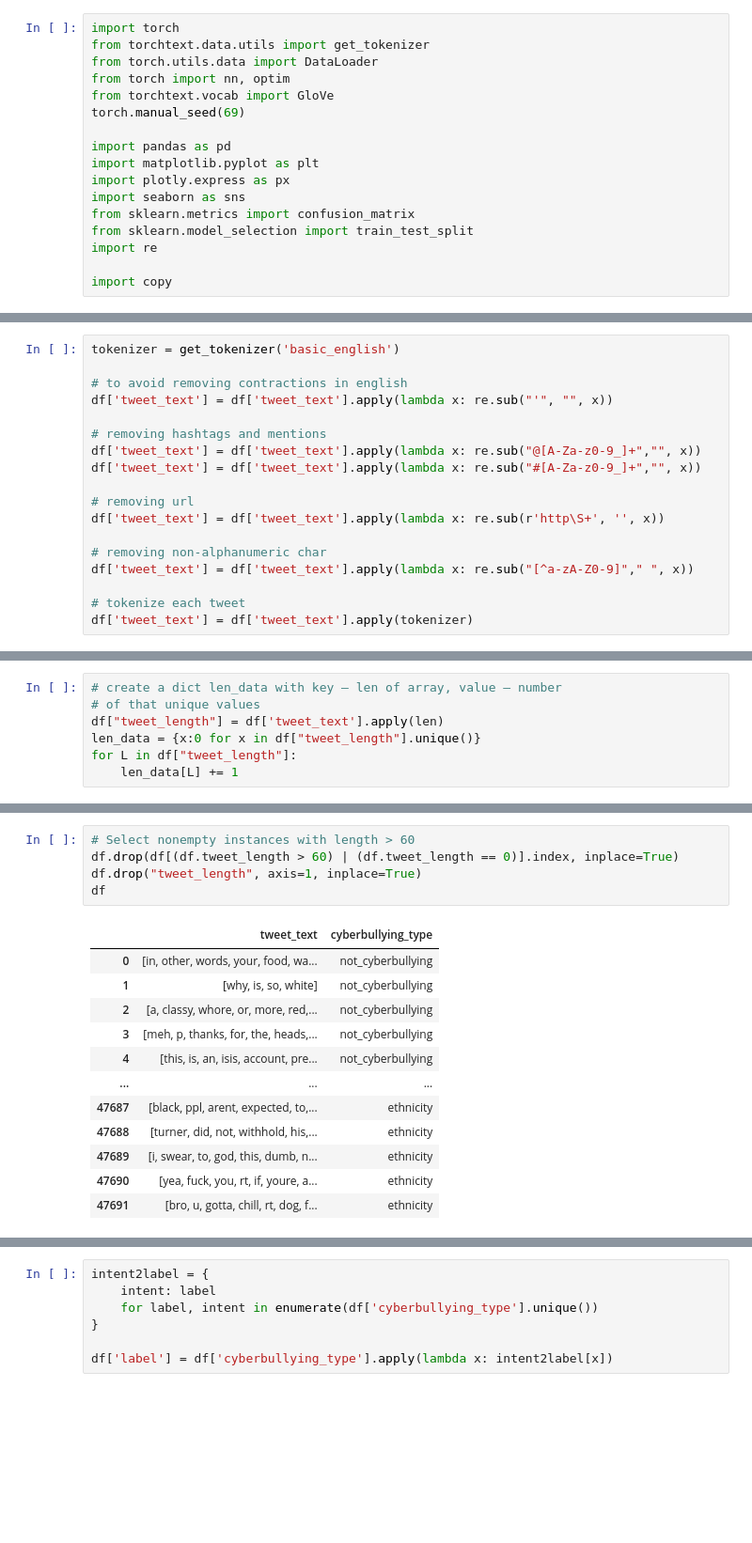
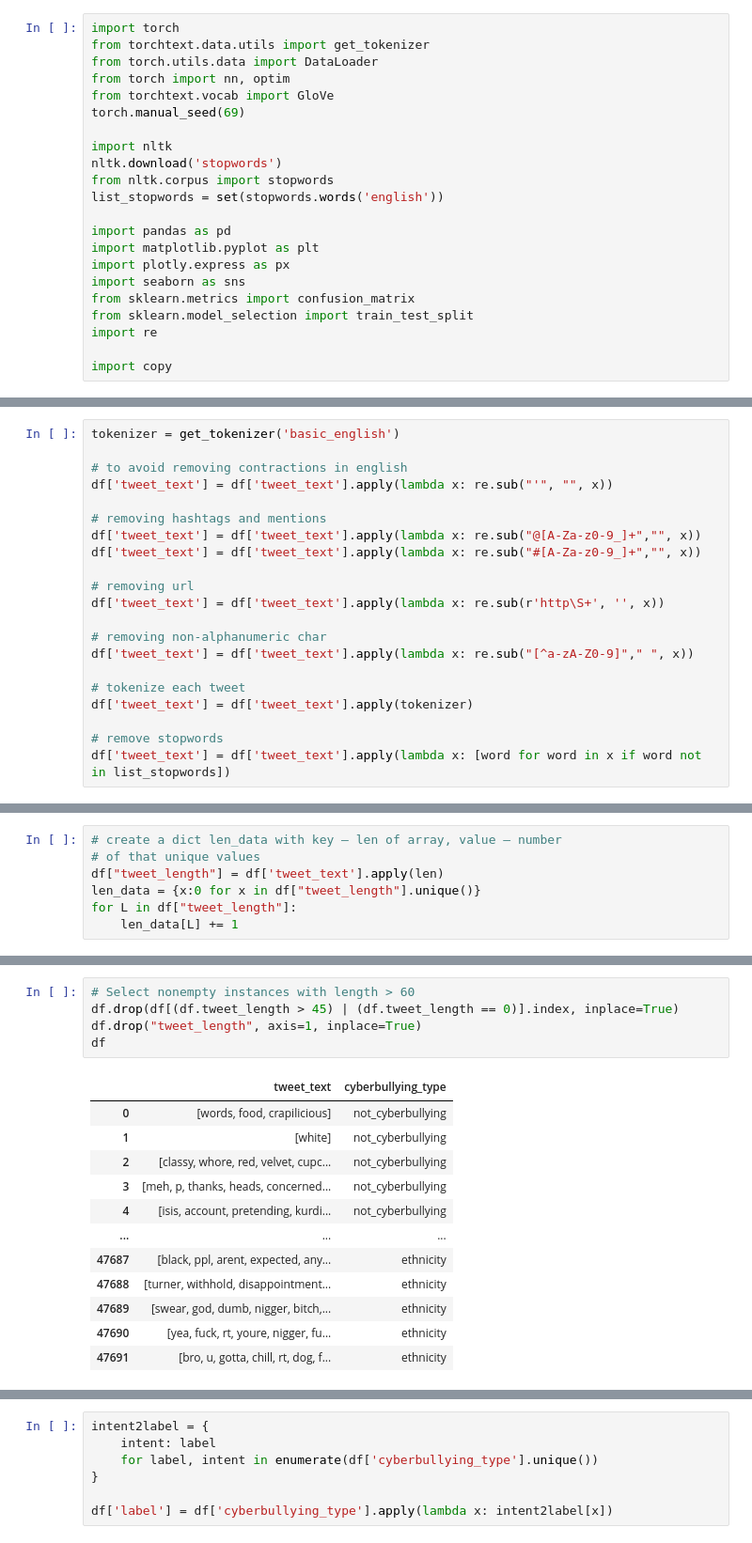
Before and after one commit to MaxCojocari/CyberPy_bot, a Jupyter notebook: training/cyberbullying_lstm.ipynb, the cells around one changed output, grey strips where cells are left out. Shown: that part at 94% size. Cells and saved outputs as stored; diff of their text form; blank space fills up the shorter version.

```diff
--- a/training/cyberbullying_lstm.ipynb
+++ b/training/cyberbullying_lstm.ipynb
@@ -19,6 +19,11 @@ from torch.utils.data import DataLoader
 from torch import nn, optim
 from torchtext.vocab import GloVe
 torch.manual_seed(69)
+
+import nltk
+nltk.download('stopwords')
+from nltk.corpus import stopwords
+list_stopwords = set(stopwords.words('english'))
 
 import pandas as pd
 import matplotlib.pyplot as plt
@@ -90,6 +98,9 @@ df['tweet_text'] = df['tweet_text'].apply(lambda x: re.sub("[^a-zA-Z0-9]"," ", x
 
 # tokenize each tweet
 df['tweet_text'] = df['tweet_text'].apply(tokenizer)
+
+# remove stopwords
+df['tweet_text'] = df['tweet_text'].apply(lambda x: [word for word in x if word not in list_stopwords])
 # %%
 df
 # %% [output]
@@ -124,19 +135,19 @@ px.histogram(
 [interactive output not drawn]
 # %%
 # Select nonempty instances with length > 60
-df.drop(df[(df.tweet_length > 60) | (df.tweet_length == 0)].index, inplace=True)
+df.drop(df[(df.tweet_length > 45) | (df.tweet_length == 0)].index, inplace=True)
 df.drop("tweet_length", axis=1, inplace=True)
 df
 # %% [output]
 |  | tweet_text | cyberbullying_type |
-| 0 | [in, other, words, your, food, wa... | not_cyberbullying |
-| 1 | [why, is, so, white] | not_cyberbullying |
-| 2 | [a, classy, whore, or, more, red,... | not_cyberbullying |
-| 3 | [meh, p, thanks, for, the, heads,... | not_cyberbullying |
-| 4 | [this, is, an, isis, account, pre... | not_cyberbullying |
+| 0 | [words, food, crapilicious] | not_cyberbullying |
+| 1 | [white] | not_cyberbullying |
+| 2 | [classy, whore, red, velvet, cupc... | not_cyberbullying |
+| 3 | [meh, p, thanks, heads, concerned... | not_cyberbullying |
+| 4 | [isis, account, pretending, kurdi... | not_cyberbullying |
 | ... | ... | ... |
-| 47687 | [black, ppl, arent, expected, to,... | ethnicity |
-| 47688 | [turner, did, not, withhold, his,... | ethnicity |
-| 47689 | [i, swear, to, god, this, dumb, n... | ethnicity |
-| 47690 | [yea, fuck, you, rt, if, youre, a... | ethnicity |
+| 47687 | [black, ppl, arent, expected, any... | ethnicity |
+| 47688 | [turner, withhold, disappointment... | ethnicity |
+| 47689 | [swear, god, dumb, nigger, bitch,... | ethnicity |
+| 47690 | [yea, fuck, rt, youre, nigger, fu... | ethnicity |
 | 47691 | [bro, u, gotta, chill, rt, dog, f... | ethnicity |
```
Also changed, not shown: parts of 12 cells of this notebook.
